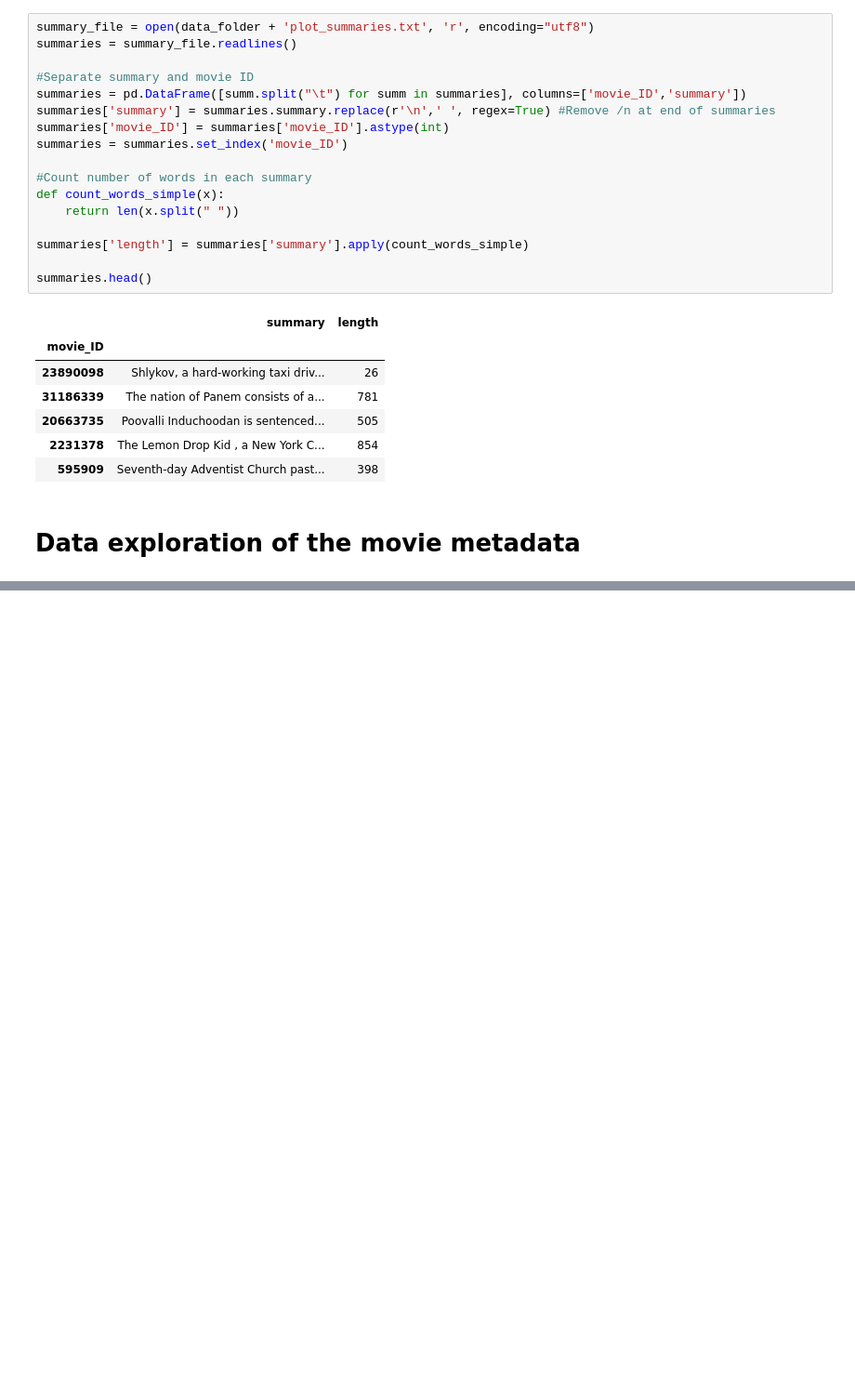
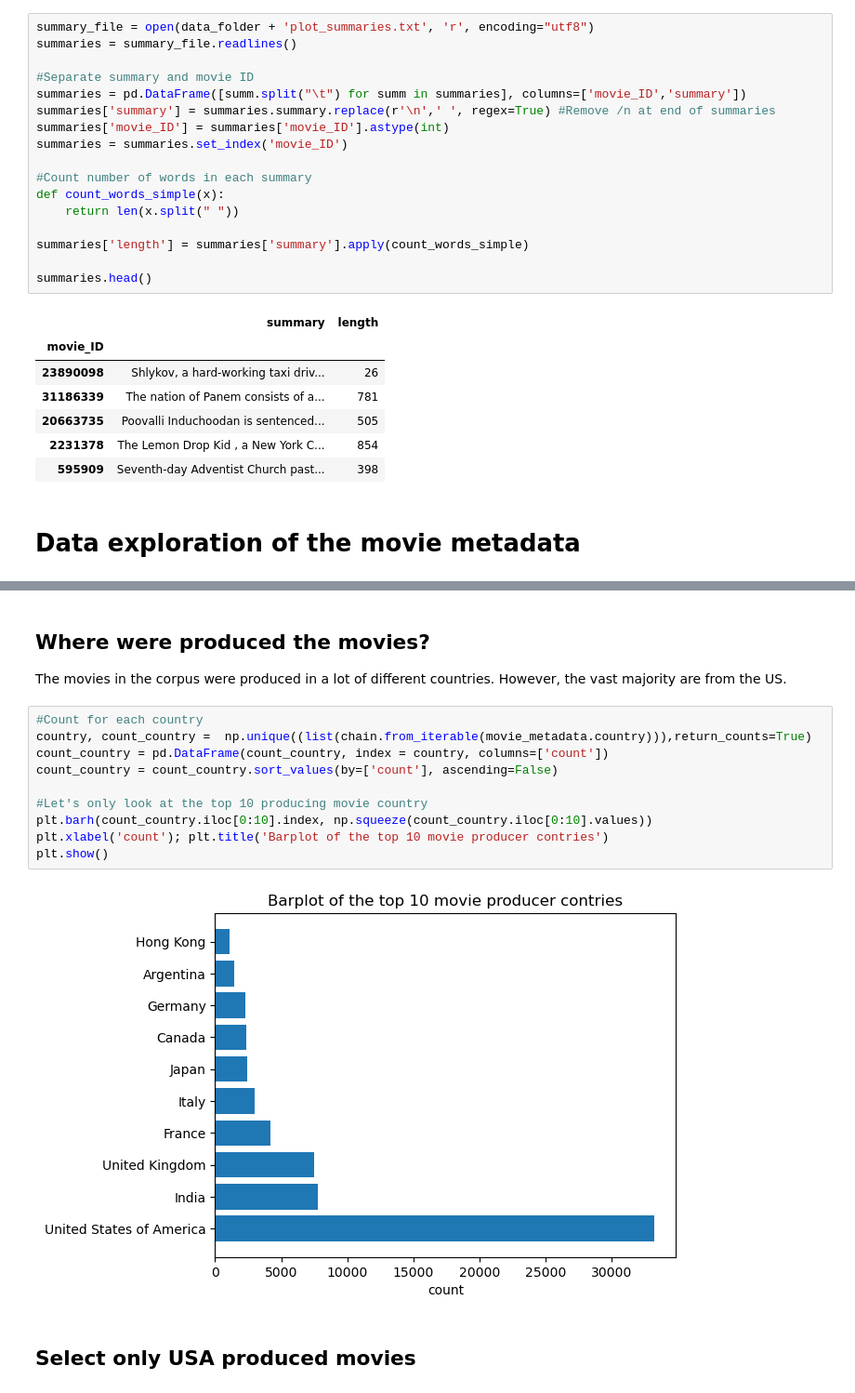
Before and after one commit to epfl-ada/ada-2022-project-error141, a Jupyter notebook: data_exploration_final.ipynb, the cells around one changed output, grey strips where cells are left out. Shown at 93% size. Drawn from its saved outputs; the diff is of its cells as text; blank space fills up the shorter version.

```diff
--- a/data_exploration_final.ipynb
+++ b/data_exploration_final.ipynb
@@ -128,0 +178,18 @@ summaries.head()
+# %% [markdown]
+## Where were produced the movies?
+
+The movies in the corpus were produced in a lot of different countries. However, the vast majority are from the US.
+# %%
+#Count for each country
+country, count_country =  np.unique((list(chain.from_iterable(movie_metadata.country))),return_counts=True)
+count_country = pd.DataFrame(count_country, index = country, columns=['count'])
+count_country = count_country.sort_values(by=['count'], ascending=False)
+
+#Let's only look at the top 10 producing movie country
+plt.barh(count_country.iloc[0:10].index, np.squeeze(count_country.iloc[0:10].values))
+plt.xlabel('count'); plt.title('Barplot of the top 10 movie producer contries')
+plt.show()
+# %% [output]
+[figure, added]
+# %% [markdown]
+## Select only USA produced movies
```
Also changed, not shown: parts of 16 cells of this notebook, 1 other file.
